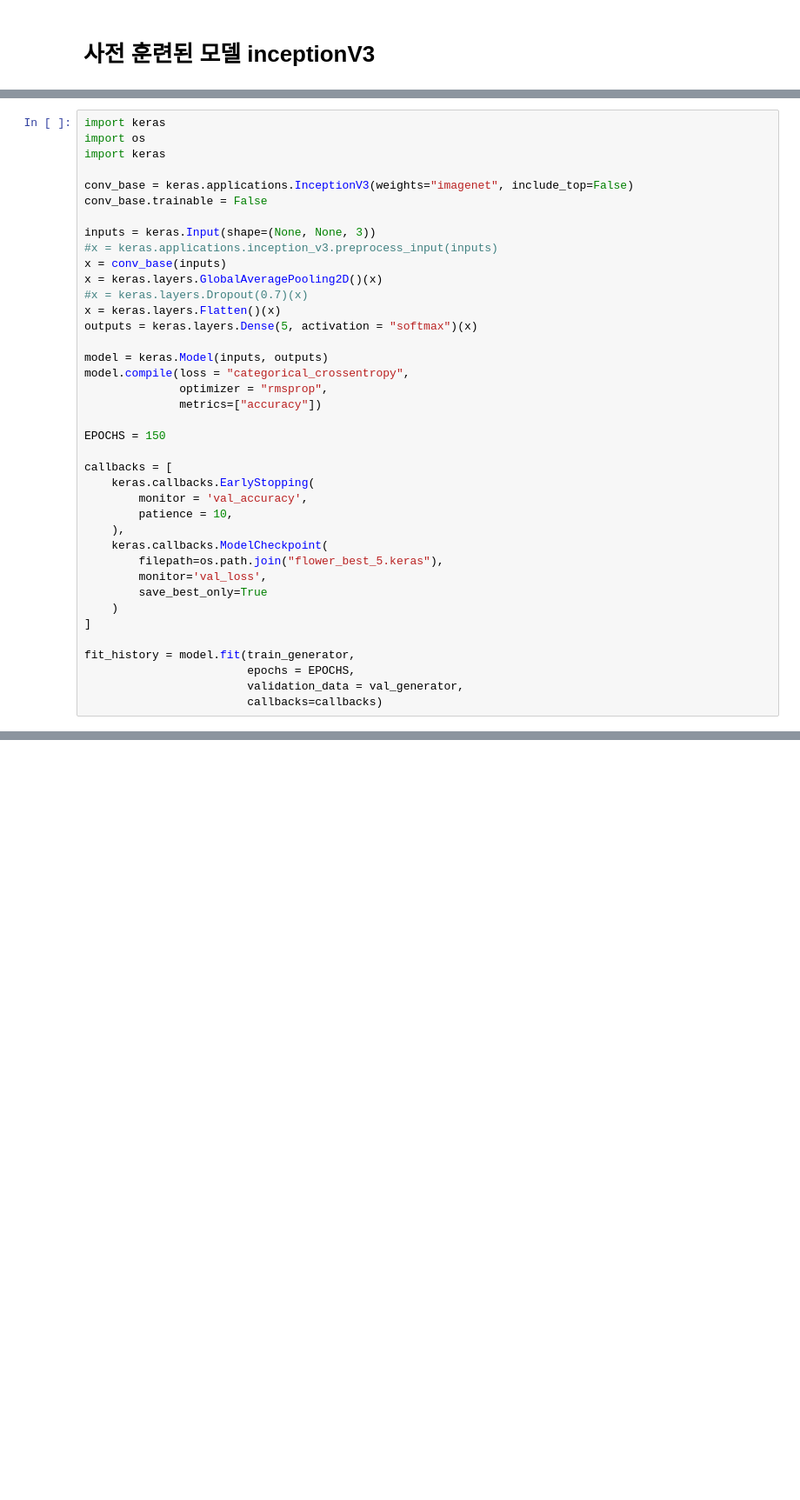
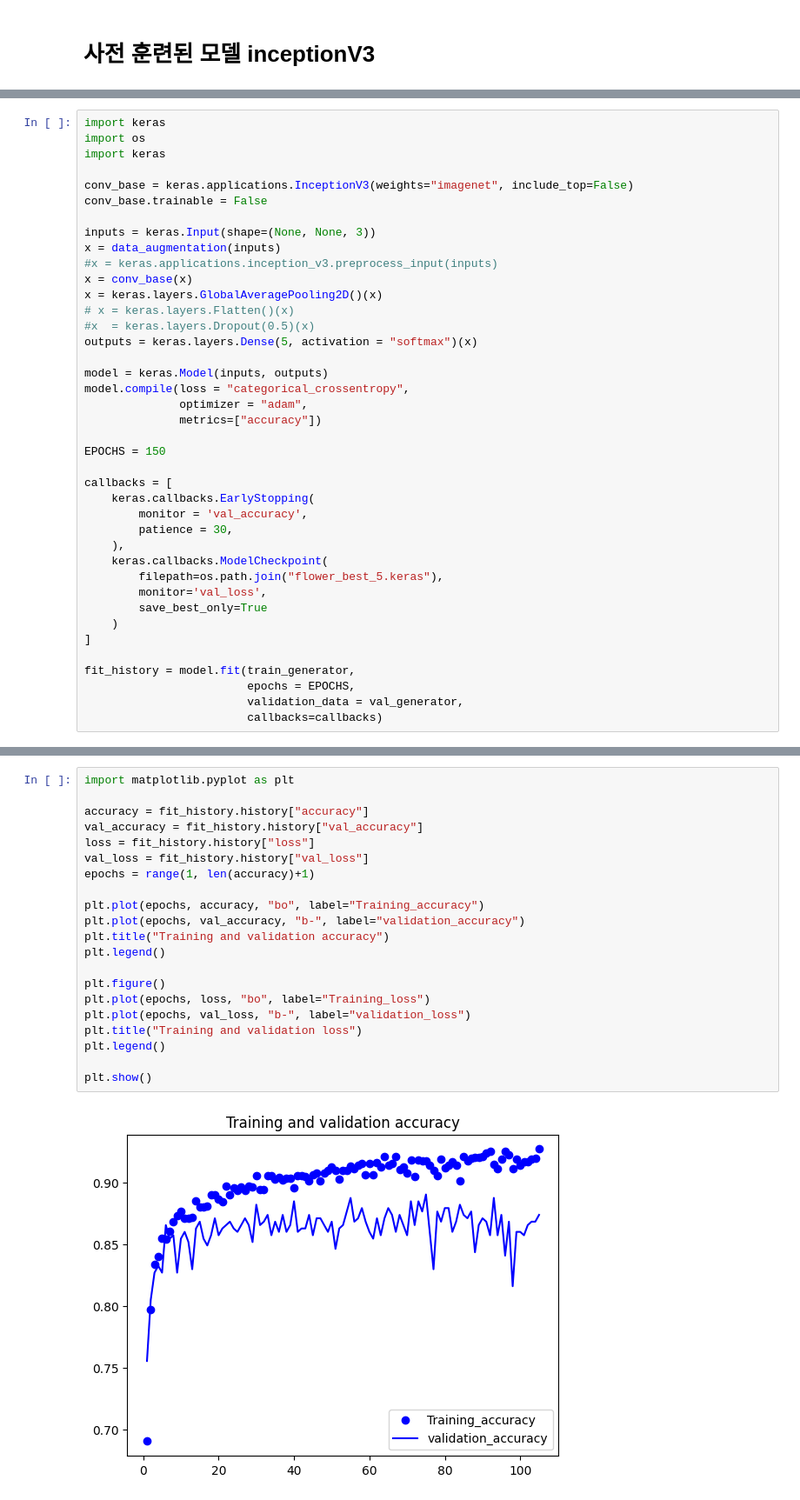
Before and after one commit to Ligoan/quest, a Jupyter notebook: Exploration_quest/Quest01/flower_classifier.ipynb, the cells around one changed output, grey strips where cells are left out. Shown at 87% size. Drawn from its saved outputs; the diff is of its cells as text; blank space fills up the shorter version.

```diff
--- a/Exploration_quest/Quest01/flower_classifier.ipynb
+++ b/Exploration_quest/Quest01/flower_classifier.ipynb
@@ -433,16 +382,17 @@ conv_base = keras.applications.InceptionV3(weights="imagenet", include_top=False
 conv_base.trainable = False
 
 inputs = keras.Input(shape=(None, None, 3))
+x = data_augmentation(inputs)
 #x = keras.applications.inception_v3.preprocess_input(inputs)
-x = conv_base(inputs)
+x = conv_base(x)
 x = keras.layers.GlobalAveragePooling2D()(x)
-#x = keras.layers.Dropout(0.7)(x)
-x = keras.layers.Flatten()(x)
+# x = keras.layers.Flatten()(x)
+#x  = keras.layers.Dropout(0.5)(x)
 outputs = keras.layers.Dense(5, activation = "softmax")(x)
 
 model = keras.Model(inputs, outputs)
 model.compile(loss = "categorical_crossentropy",
-              optimizer = "rmsprop",
+              optimizer = "adam",
               metrics=["accuracy"])
 
 EPOCHS = 150
@@ -450,7 +400,7 @@ EPOCHS = 150
 callbacks = [
     keras.callbacks.EarlyStopping(
         monitor = 'val_accuracy',
-        patience = 10,
+        patience = 30,
     ),
     keras.callbacks.ModelCheckpoint(
         filepath=os.path.join("flower_best_5.keras"),
@@ -486,0 +436,23 @@ KeyboardInterrupt:
+# %%
+import matplotlib.pyplot as plt
+
+accuracy = fit_history.history["accuracy"]
+val_accuracy = fit_history.history["val_accuracy"]
+loss = fit_history.history["loss"]
+val_loss = fit_history.history["val_loss"]
+epochs = range(1, len(accuracy)+1)
+
+plt.plot(epochs, accuracy, "bo", label="Training_accuracy")
+plt.plot(epochs, val_accuracy, "b-", label="validation_accuracy")
+plt.title("Training and validation accuracy")
+plt.legend()
+
+plt.figure()
+plt.plot(epochs, loss, "bo", label="Training_loss")
+plt.plot(epochs, val_loss, "b-", label="validation_loss")
+plt.title("Training and validation loss")
+plt.legend()
+
+plt.show()
+# %% [output]
+[figure, added]
```
Also changed, not shown: parts of 22 cells of this notebook.
